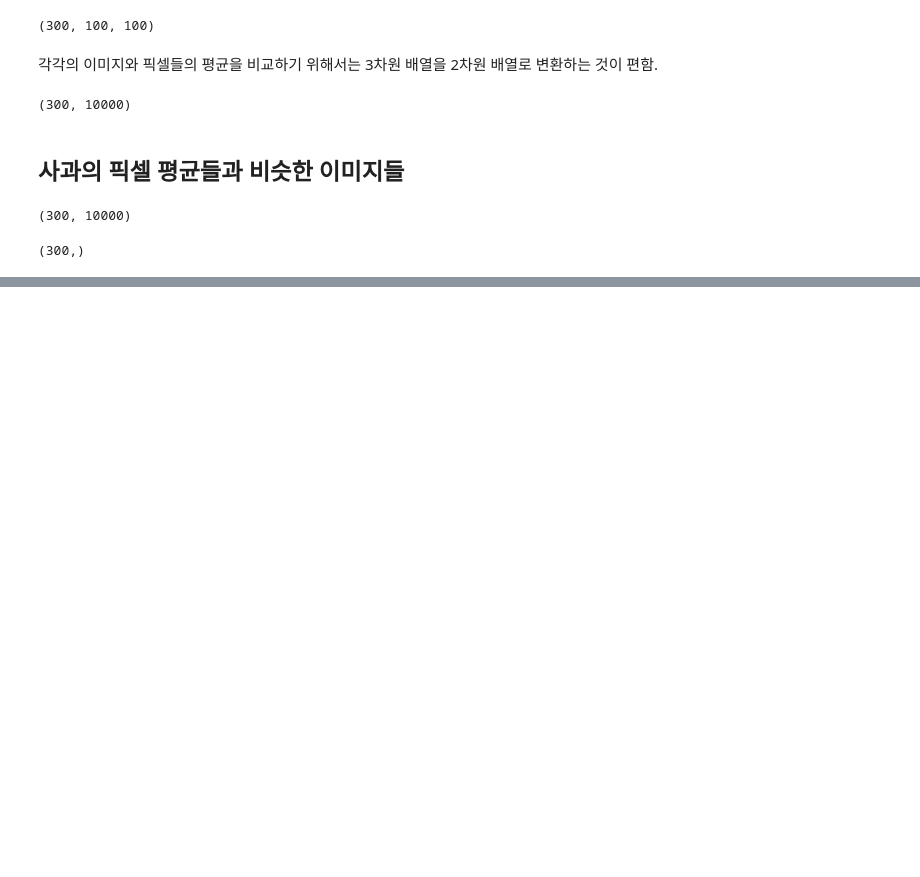
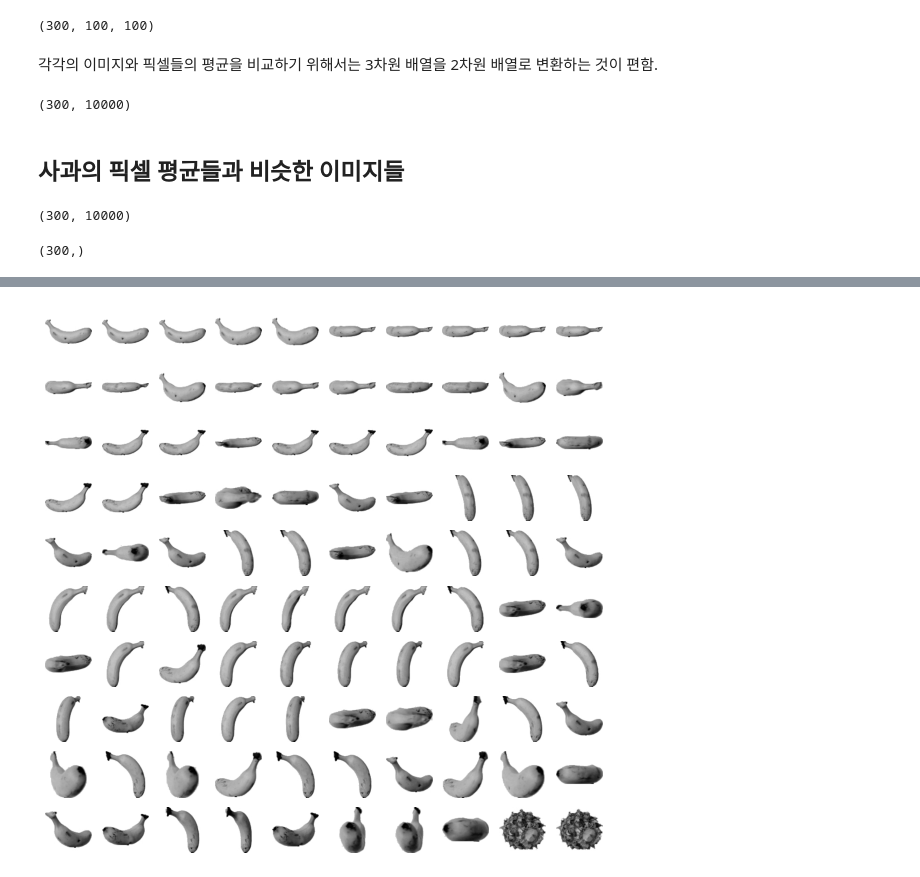
Before and after one commit to JakeOh/202011_itw_bd21, a Jupyter notebook: lab_ml/ml13_cluster.ipynb, the cells around one changed output, grey strips where cells are left out. Saved outputs shown, nothing was run; the diff lists cells and outputs as text; code cells hidden in the pictures; blank space fills up the shorter version.

```diff
--- a/lab_ml/ml13_cluster.ipynb
+++ b/lab_ml/ml13_cluster.ipynb
@@ -246,0 +266,8 @@ array([9.10295415e+06, 8.13135789e+06, 9.26089275e+06, 9.02459381e+06,
+# %%
+# 바나나 픽섹들의 평균과 가까운 이미지 100개를 출력
+dist_sq = np.sum((fruits_2d - banana_px_mean)**2, axis=1)
+banana_like = dist_sq.argsort()
+plot_fruit(fruits[banana_like[:100]])
+plt.show()
+# %% [output]
+[figure, added]
```
Also changed, not shown: parts of 6 cells of this notebook.
